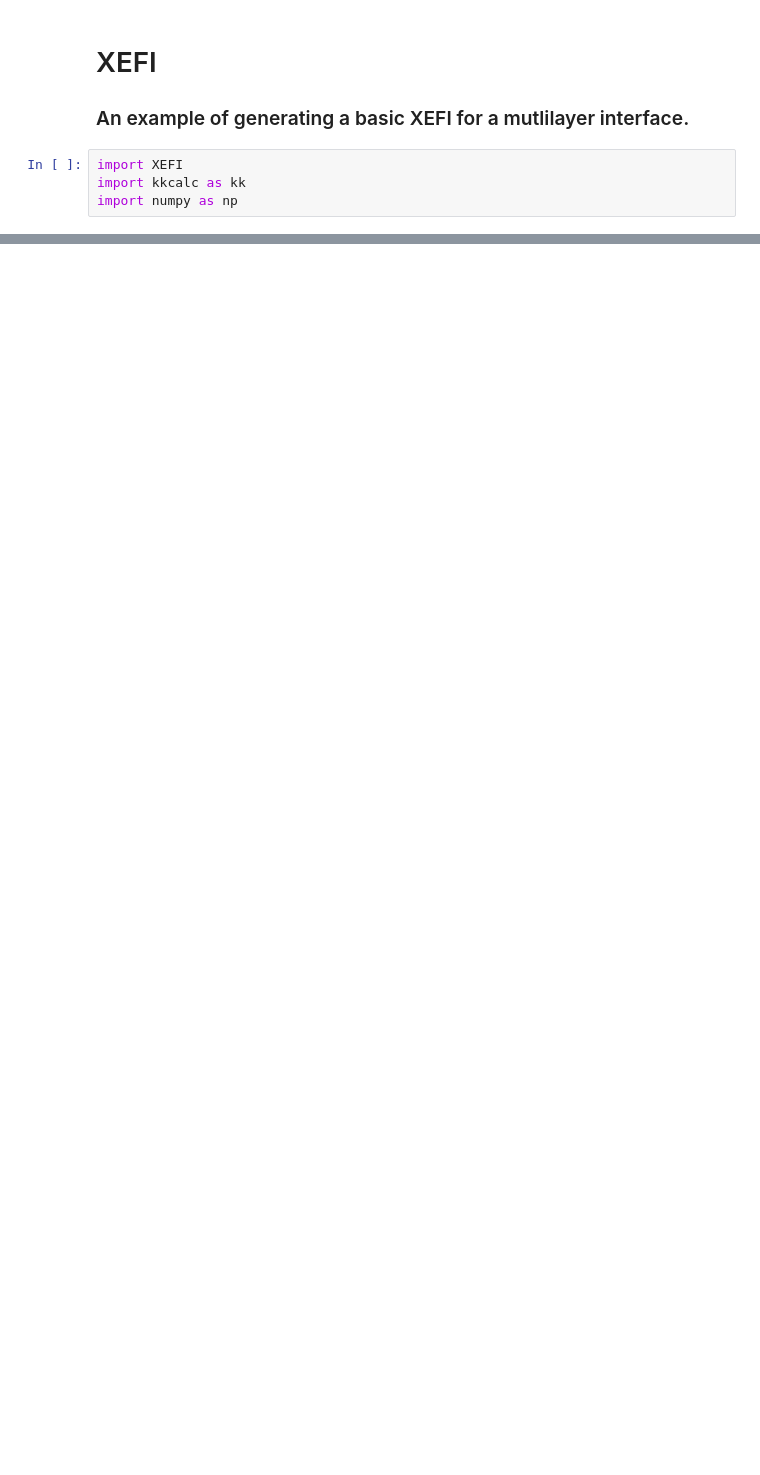
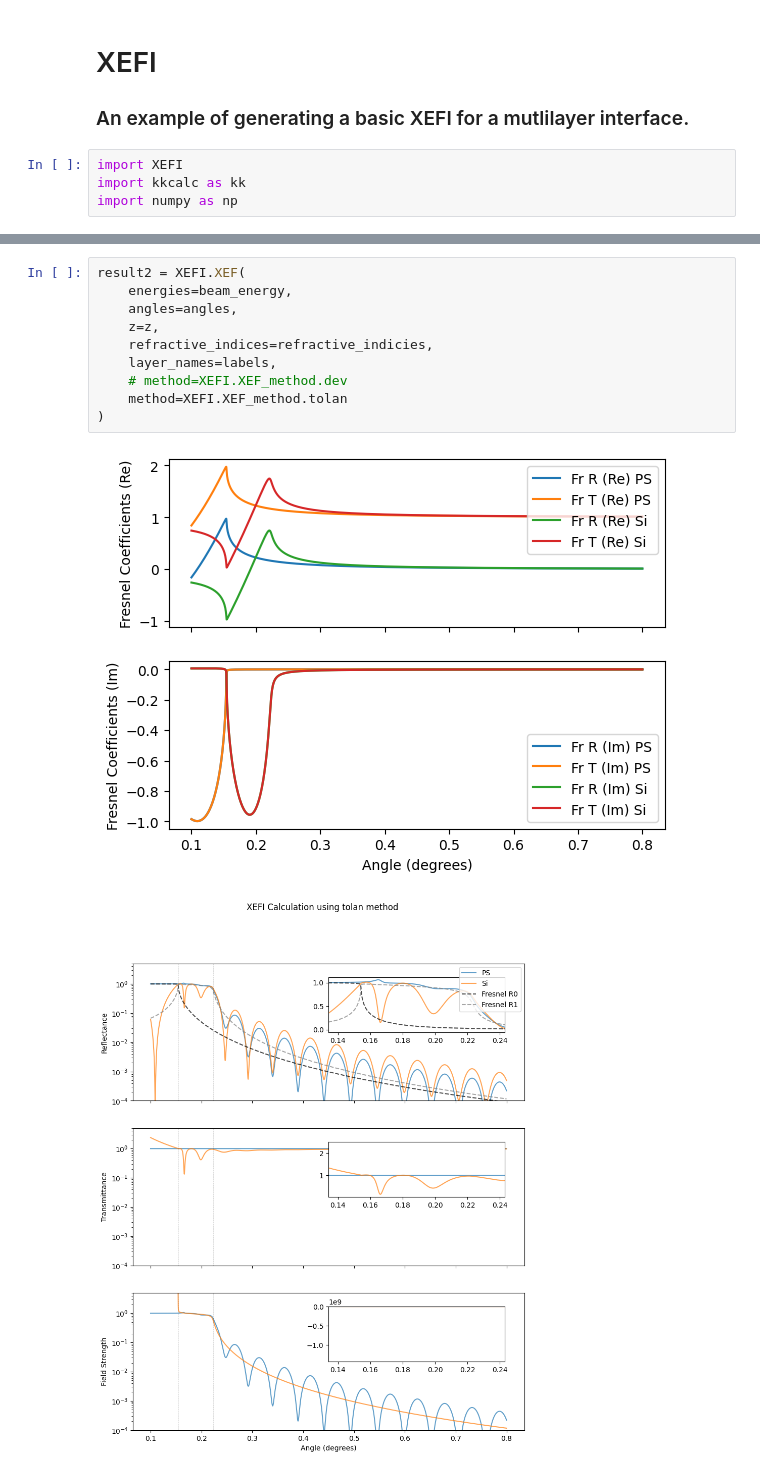
Before and after one commit to xraysoftmat/XEFI, a Jupyter notebook: examples/XEFI_basic.ipynb, the cells around one changed output, grey strips where cells are left out. Drawn from its saved outputs; the diff is of its cells as text; blank space fills up the shorter version.

```diff
--- a/examples/XEFI_basic.ipynb
+++ b/examples/XEFI_basic.ipynb
@@ -73,0 +58,13 @@ result = XEFI.XEF(
+# %%
+result2 = XEFI.XEF(
+    energies=beam_energy,
+    angles=angles,
+    z=z,
+    refractive_indices=refractive_indicies,
+    layer_names=labels,
+    # method=XEFI.XEF_method.dev
+    method=XEFI.XEF_method.tolan
+)
+# %% [output]
+[figure, added]
+[figure, added]
```
Also changed, not shown: parts of 7 cells of this notebook, 4 other files.
